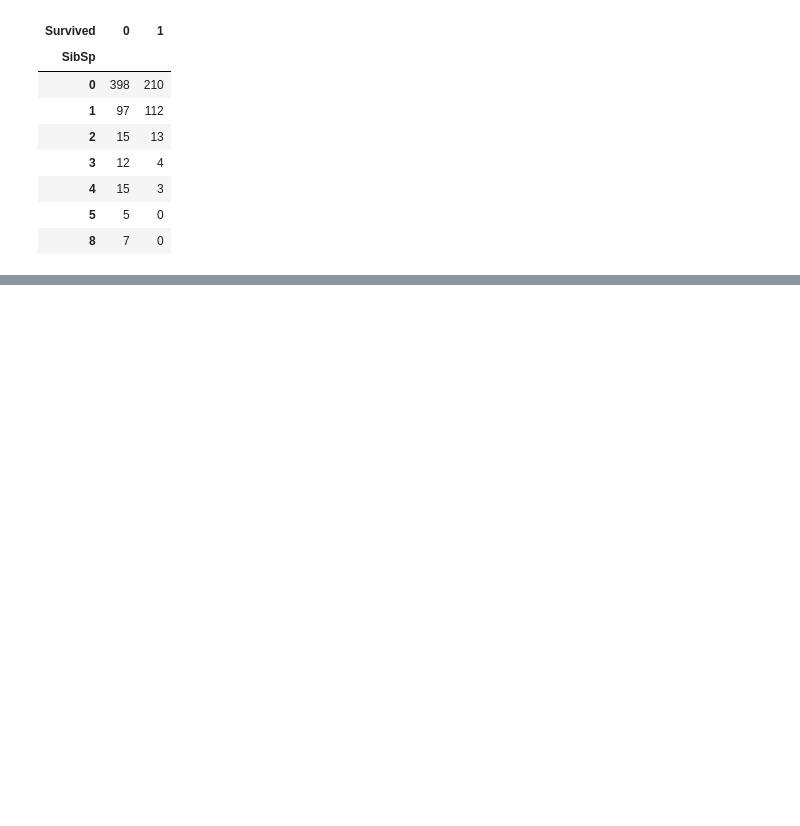
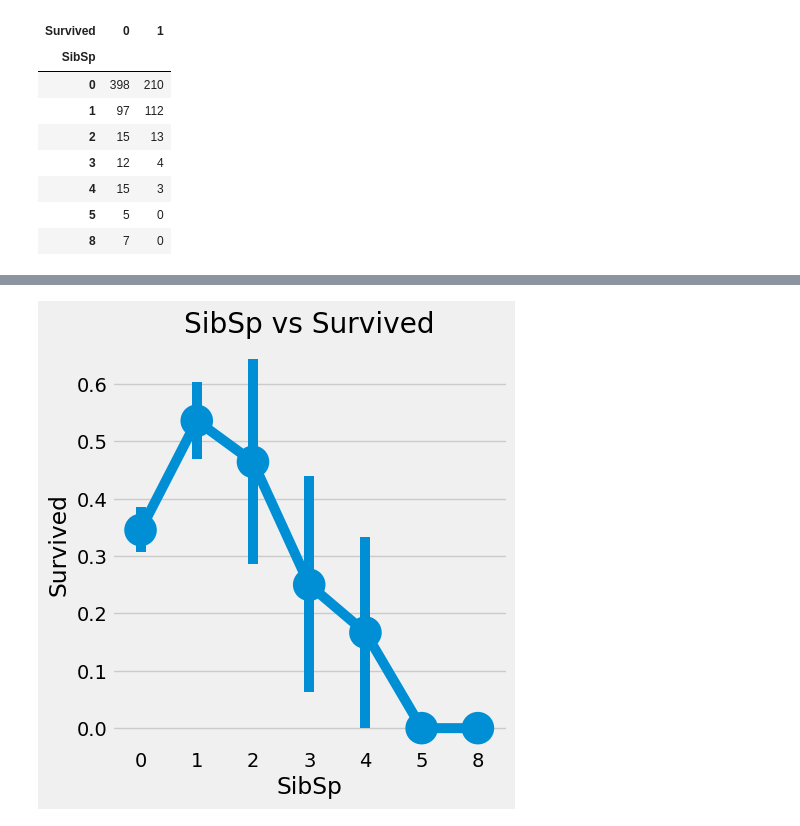
Before and after one commit to yeonduhaeyo/kaggle, a Jupyter notebook: 2-eda-to-prediction-dietanic.ipynb, the cells around one changed output, grey strips where cells are left out. Drawn from its saved outputs; the diff is of its cells as text; code cells hidden in the pictures; blank space fills up the shorter version.

```diff
--- a/2-eda-to-prediction-dietanic.ipynb
+++ b/2-eda-to-prediction-dietanic.ipynb
@@ -307,0 +315,9 @@ pd.crosstab([data.SibSp],data.Survived).style.background_gradient(cmap='summer_r
+# %%
+# sns.set(rc={'figure.figsize':(30, 5)})
+
+plt.close()
+sns.catplot(x='SibSp',y='Survived',data=data,kind='point')
+plt.title('SibSp vs Survived')
+plt.show()
+# %% [output]
+[figure, added]
```
Also changed, not shown: parts of 23 cells of this notebook.
